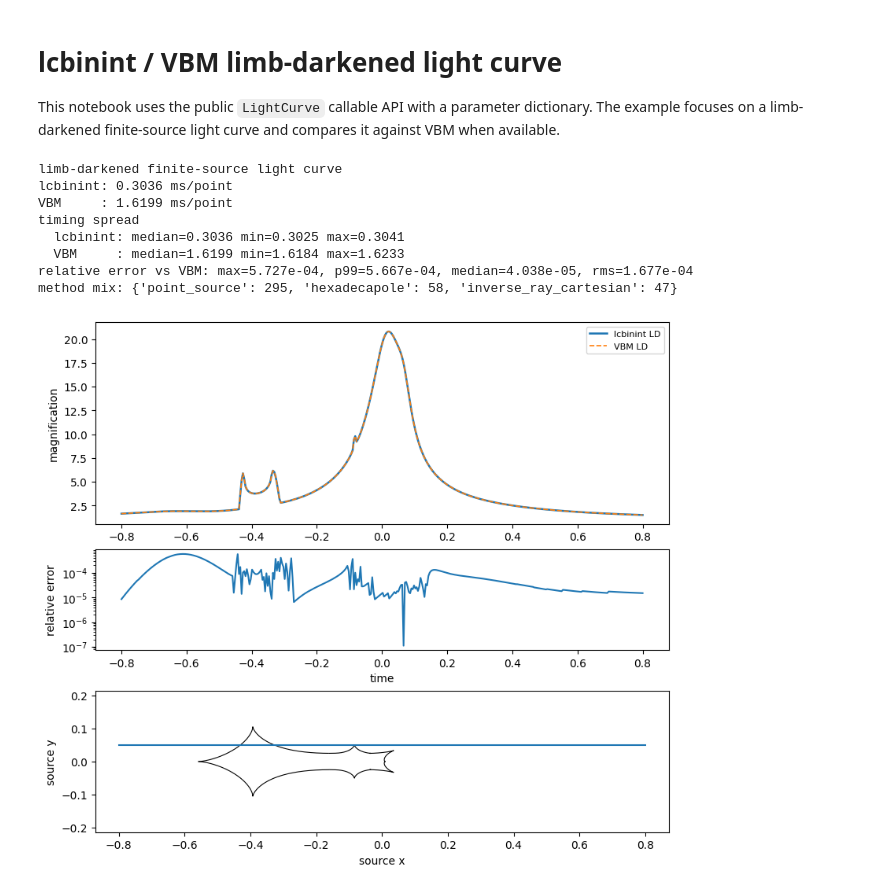
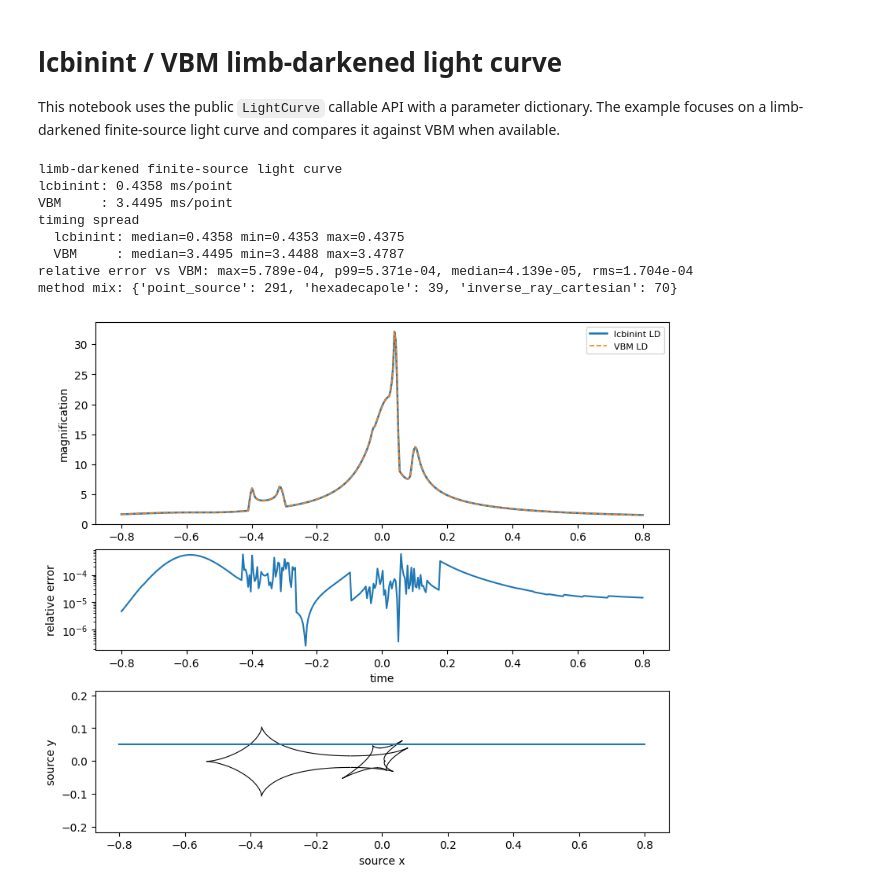
Before and after one commit to NunotaKansuke/lcbinint, a Jupyter notebook: example/compare-vbm/lcbinint_vbm_light_curve_comparison_triple.ipynb, the cells around one changed output. Saved outputs shown, nothing was run; the diff lists cells and outputs as text; code cells hidden in the pictures.

```diff
--- a/example/compare-vbm/lcbinint_vbm_light_curve_comparison_triple.ipynb
+++ b/example/compare-vbm/lcbinint_vbm_light_curve_comparison_triple.ipynb
@@ -109,10 +86,19 @@ def timed_median(func, repeats=5):
     return value, statistics.median(samples), samples
 
 
+def _vbm_array(p):
+    """Convert params dict to VBM's TripleLightCurve log-parameter array."""
+    return [
+        math.log(p["s"]), math.log(p["q"]), p["u0"], p["alpha"], math.log(p["rho"]),
+        math.log(p["tE"]), p["t0"],
+        math.log(p["sep2"]), math.log(p["q2"]), p["ang"],
+    ]
+
+
 def evaluate_lcbinint():
-    lightcurve(times_vbm, vbm_params)
-    values, elapsed, samples = timed_median(lambda: np.asarray(lightcurve(times_vbm, vbm_params)))
-    info = lightcurve.info(times_vbm, vbm_params)
+    lightcurve(times_vbm, params)
+    values, elapsed, samples = timed_median(lambda: np.asarray(lightcurve(times_vbm, params)))
+    info = lightcurve.info(times_vbm, params)
     # Reverse so that values[i] corresponds to times[i] (times_vbm runs backwards).
     return values[::-1], elapsed, samples, info
 
@@ -124,7 +110,7 @@ def evaluate_vbm():
     vbm.Tol = 1.0e-3
     vbm.a1 = 0.5
     vbm.a2 = 0.0
-    vbm_arr = _vbm_array(vbm_params)
+    vbm_arr = _vbm_array(params)
     vbm.TripleLightCurve(vbm_arr, times_vbm)
     values, elapsed, samples = timed_median(
         lambda: np.asarray(vbm.TripleLightCurve(vbm_arr, times_vbm)[0])
@@ -164,44 +150,44 @@ if np.isfinite(vbm_ms):
 print(f"method mix: {dict(method_mix)}")
 # %% [output]
 limb-darkened finite-source light curve
-lcbinint: 0.3036 ms/point
-VBM     : 1.6199 ms/point
+lcbinint: 0.4358 ms/point
+VBM     : 3.4495 ms/point
 timing spread
-  lcbinint: median=0.3036 min=0.3025 max=0.3041
-  VBM     : median=1.6199 min=1.6184 max=1.6233
-relative error vs VBM: max=5.727e-04, p99=5.667e-04, median=4.038e-05, rms=1.677e-04
-method mix: {'point_source': 295, 'hexadecapole': 58, 'inverse_ray_cartesian': 47}
+  lcbinint: median=0.4358 min=0.4353 max=0.4375
+  VBM     : median=3.4495 min=3.4488 max=3.4787
+relative error vs VBM: max=5.789e-04, p99=5.371e-04, median=4.139e-05, rms=1.704e-04
+method mix: {'point_source': 291, 'hexadecapole': 39, 'inverse_ray_cartesian': 70}
 # %%
-trajectory = lightcurve.source_trajectory(times_vbm, vbm_params)
-caustics = lightcurve.caustics(vbm_params, n_points=900)
+trajectory = lightcurve.source_trajectory(times_vbm, params)
+caustics = lightcurve.caustics(params, n_points=900)
 
 fig, (ax_mag, ax_res, ax_geo) = plt.subplots(
     3,
     1,
     figsize=(8, 7),
     gridspec_kw={"height_ratios": [2.0, 1.0, 1.4]},
     constrained_layout=True,
 )
 
 ax_mag.plot(times, lc_values, label="lcbinint LD", lw=1.8)
 if np.all(np.isfinite(vbm_values)):
     ax_mag.plot(times, vbm_values, "--", label="VBM LD", lw=1.2)
 ax_mag.set_ylabel("magnification")
 ax_mag.legend(fontsize=8)
 
 if np.all(np.isfinite(vbm_values)):
     ax_res.semilogy(times, rel)
 else:
     ax_res.text(0.5, 0.5, "VBM is not installed", ha="center", va="center")
 ax_res.set_ylabel("relative error")
 ax_res.set_xlabel("time")
 
 for xs, ys in zip(caustics.x, caustics.y):
     ax_geo.plot(xs, ys, color="black", lw=0.8)
 ax_geo.plot(trajectory.x, trajectory.y, color="tab:blue", lw=1.5)
 ax_geo.set_aspect("equal", adjustable="datalim")
 ax_geo.set_xlabel("source x")
 ax_geo.set_ylabel("source y")
 plt.show()
 # %% [output]
-[figure, old version]
+[figure, new version]
```
Also changed, not shown: parts of 1 cell of this notebook, 1 other file.
